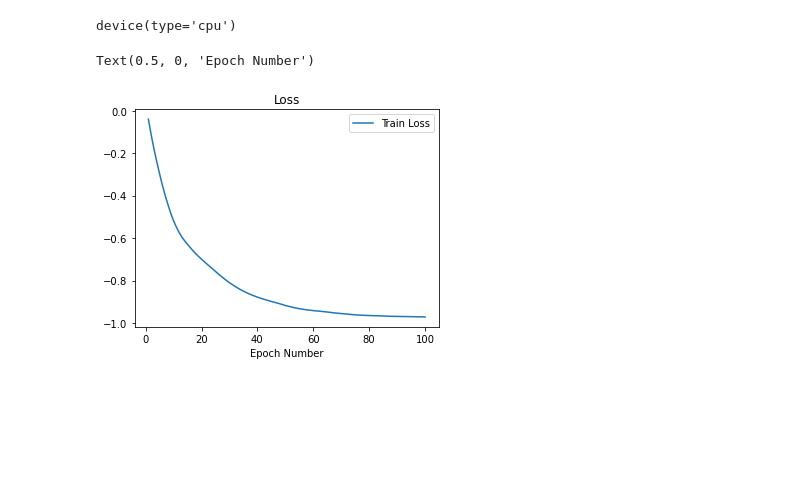
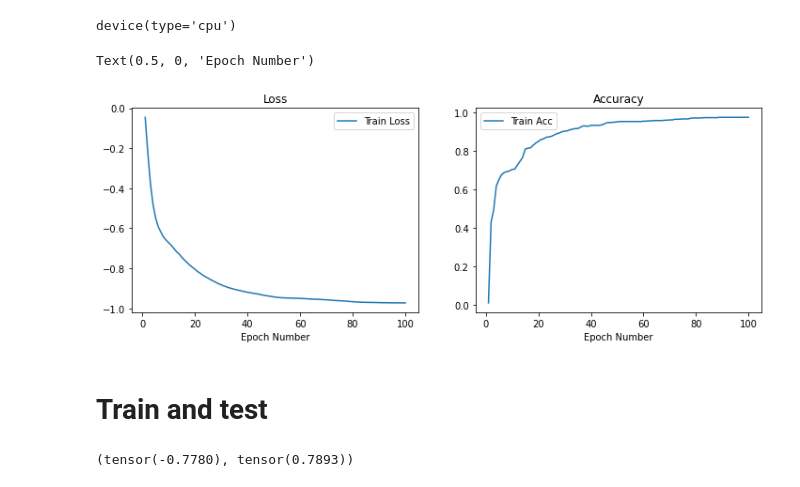
Before and after one commit to ShlomiRex/deep_learning_course, a Jupyter notebook: maman12/q2/q2.ipynb, the cells around one changed output. Saved outputs shown, nothing was run; the diff lists cells and outputs as text; code cells hidden in the pictures; blank space fills up the shorter version.

```diff
--- a/maman12/q2/q2.ipynb
+++ b/maman12/q2/q2.ipynb
@@ -175,11 +177,21 @@ for idx in tqdm(range(batches)):
 # %%
 plt.figure(figsize=(12,4))
 
 plt.subplot(1,2,1)
 plt.plot(range(1,batches+1), batch_loss, label="Train Loss")
 plt.title("Loss")
 plt.legend()
 plt.xlabel("Epoch Number")
+
+
+plt.subplot(1,2,2)
+plt.plot(range(1,batches+1),batch_acc,label="Train Acc")
+#plt.plot(range(1,epochs+1),acc_test,label="Test Acc")
+plt.title("Accuracy")
+plt.legend()
+plt.xlabel("Epoch Number")
 # %% [output]
 Text(0.5, 0, 'Epoch Number')
-[figure, old version]
+[figure, new version]
+# %% [markdown]
+# Train and test
@@ -185,0 +220,4 @@ Text(0.5, 0, 'Epoch Number')
+# %%
+eval_model_test()
+# %% [output]
+(tensor(-0.7780), tensor(0.7893))
```
Also changed, not shown: parts of 7 cells of this notebook, 3 other files.
